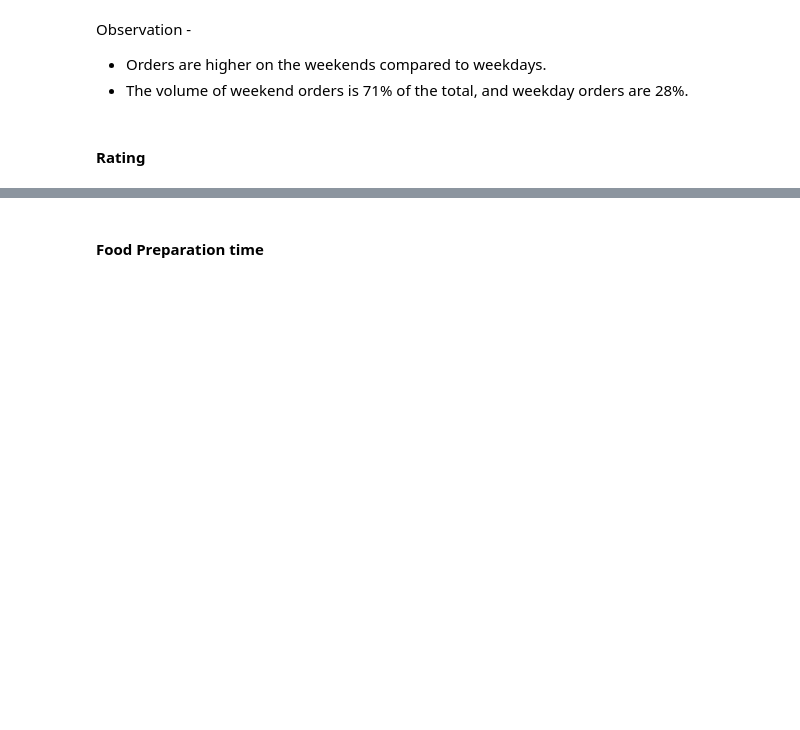
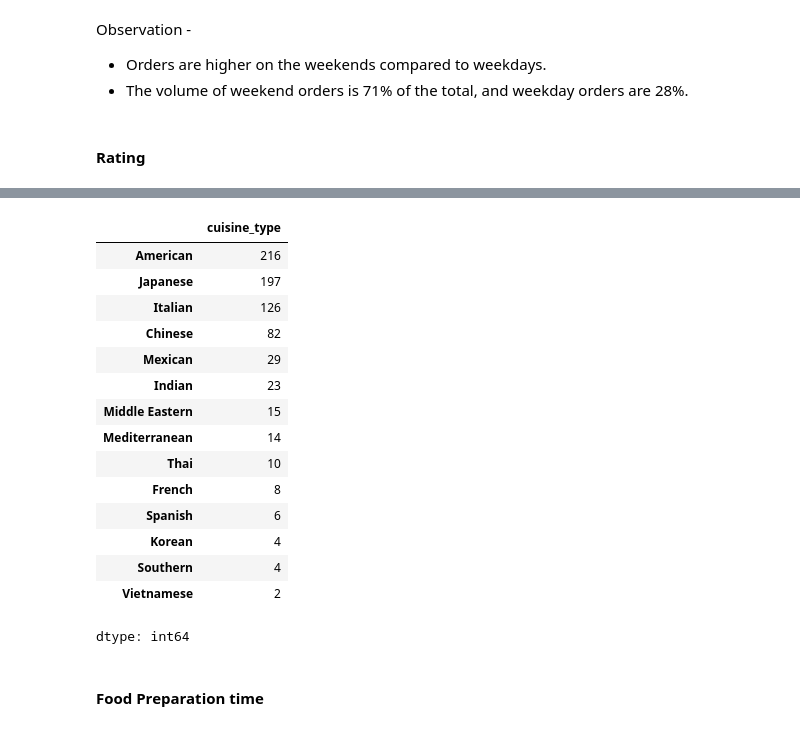
Before and after one commit to RashmiJK/PGP-AIML-FoodHub-EDA, a Jupyter notebook: Learner_Notebook_LC.ipynb, the cells around one changed output, grey strips where cells are left out. Saved outputs shown, nothing was run; the diff lists cells and outputs as text; code cells hidden in the pictures; blank space fills up the shorter version.

```diff
--- a/Learner_Notebook_LC.ipynb
+++ b/Learner_Notebook_LC.ipynb
@@ -467,3 +492,24 @@ dtype: int64
+# %%
+# Check the number of orders with 'Not given' rating for each restaurant
+df_not_given = df[df['rating'] == 'Not given']['cuisine_type'].value_counts()
+df_not_given[df_not_given > 1]
+# %% [output]
+|  | cuisine_type |
+| American | 216 |
+| Japanese | 197 |
+| Italian | 126 |
+| Chinese | 82 |
+| Mexican | 29 |
+| Indian | 23 |
+| Middle Eastern | 15 |
+| Mediterranean | 14 |
+| Thai | 10 |
+| French | 8 |
+| Spanish | 6 |
+| Korean | 4 |
+| Southern | 4 |
+| Vietnamese | 2 |
+dtype: int64
 # %% [markdown]
 #### Food Preparation time
 # %%
```
Also changed, not shown: parts of 5 cells of this notebook.
